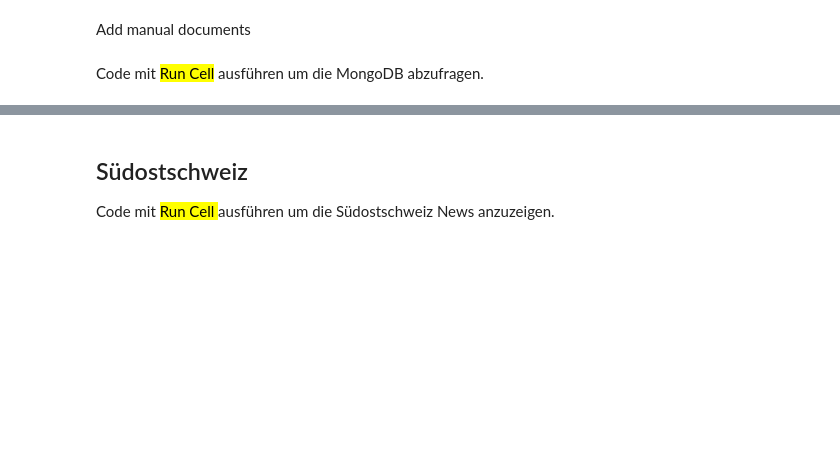
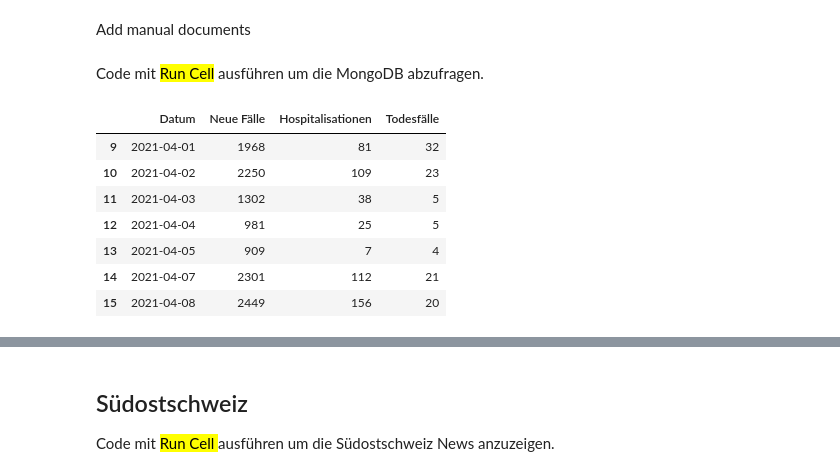
Before and after one commit to tinuwalther/Jupyter-Notebooks, a Jupyter notebook: python/News-Reader.ipynb, the cells around one changed output, grey strips where cells are left out. Saved outputs shown, nothing was run; the diff lists cells and outputs as text; code cells hidden in the pictures; blank space fills up the shorter version.

```diff
--- a/python/News-Reader.ipynb
+++ b/python/News-Reader.ipynb
@@ -277,34 +297,44 @@ Code mit <mark>Run Cell</mark> ausführen um die MongoDB abzufragen.
 def get_collection(connectionstring, database, collection):
 
     '''Connect to MongoDB and return data'''
     import pymongo, dns
     mongo_client = pymongo.MongoClient(connectionstring)
     mongo_db     = mongo_client[database]
     mongo_col    = mongo_db[collection]
     mongo_client.close()
     return mongo_col.find()
 
 
 import pandas as pd
 import matplotlib
 import datetime
 
 result = []
 credentials = input('user:password')
 connectionstring = "mongodb+srv://"+credentials+"@cluster0.epl3x.mongodb.net/?retryWrites=true&w=majority"
 for doc in get_collection(connectionstring, 'JupyterNB', 'Covid19'):
     thisdict = {
             #'UUID'              : doc['_id'],
             'Datum'             : datetime.datetime.strptime(doc['Datum'], '%d.%m.%Y'),
             'Neue Fälle'        : int(doc['Neue Fälle']),
             'Hospitalisationen' : int(doc['Hospitalisationen']),
             'Todesfälle'        : int(doc['Todesfälle']),
     }
     result.append(thisdict)
 
 # create a data frame set
 df = pd.DataFrame(result)
-df
+# print out last 7 records
+df.tail(7)
+# %% [output]
+|  | Datum | Neue Fälle | Hospitalisationen | Todesfälle |
+| 9 | 2021-04-01 | 1968 | 81 | 32 |
+| 10 | 2021-04-02 | 2250 | 109 | 23 |
+| 11 | 2021-04-03 | 1302 | 38 | 5 |
+| 12 | 2021-04-04 | 981 | 25 | 5 |
+| 13 | 2021-04-05 | 909 | 7 | 4 |
+| 14 | 2021-04-07 | 2301 | 112 | 21 |
+| 15 | 2021-04-08 | 2449 | 156 | 20 |
 # %%
 # Out charts
 df = pd.DataFrame(result)
```
Also changed, not shown: parts of 3 cells of this notebook.
